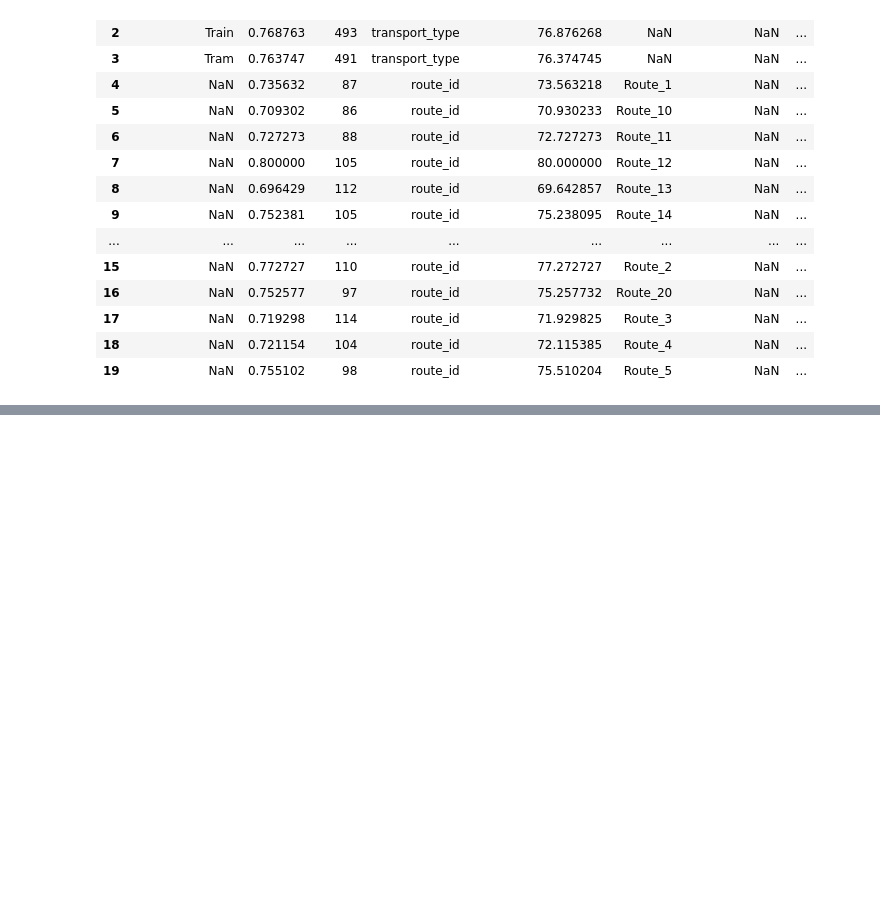
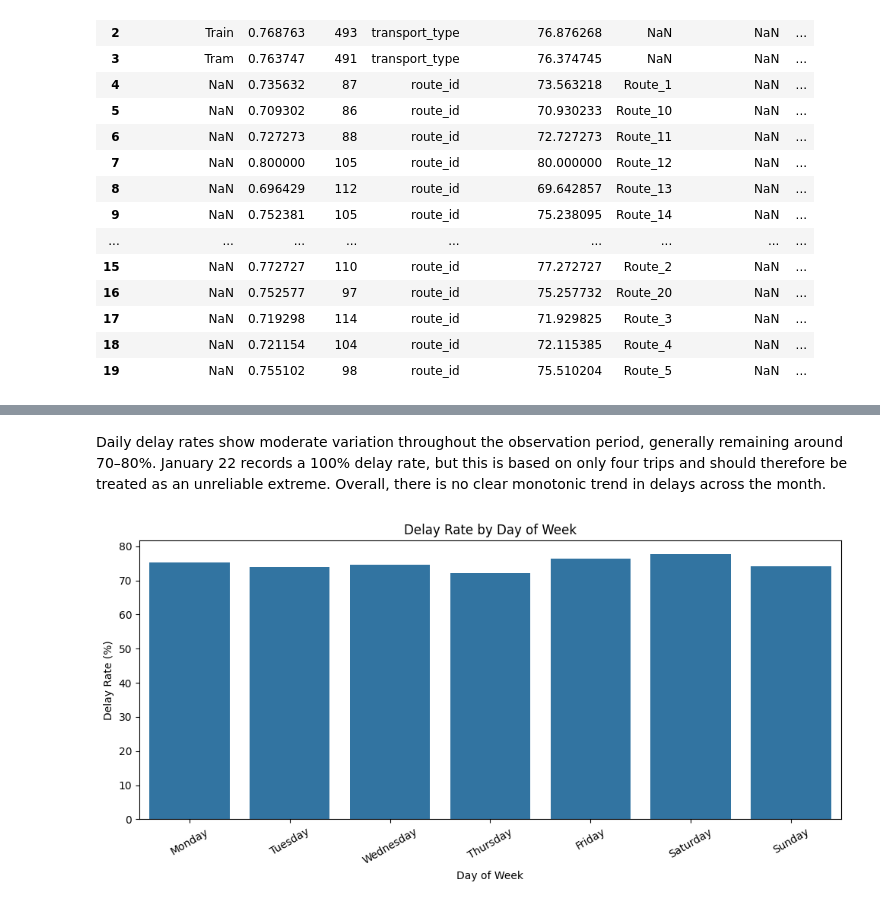
Before and after one commit to srisathvika/Public-Transport-Delay-Prediction, a Jupyter notebook: notebooks/01_Data_Understanding_and_EDA.ipynb, the cells around one changed output, grey strips where cells are left out. Saved outputs shown, nothing was run; the diff lists cells and outputs as text; code cells hidden in the pictures; blank space fills up the shorter version.

```diff
--- a/notebooks/01_Data_Understanding_and_EDA.ipynb
+++ b/notebooks/01_Data_Understanding_and_EDA.ipynb
@@ -1718,0 +1932,37 @@ Overall, the categorical analysis shows that **route and station characteristics
+# %% [markdown]
+Daily delay rates show moderate variation throughout the observation period, generally remaining around 70–80%. January 22 records a 100% delay rate, but this is based on only four trips and should therefore be treated as an unreliable extreme. Overall, there is no clear monotonic trend in delays across the month.
+# %%
+weekday_order = [
+    'Monday',
+    'Tuesday',
+    'Wednesday',
+    'Thursday',
+    'Friday',
+    'Saturday',
+    'Sunday'
+]
+
+weekday_delay = (
+    df.groupby('day_of_week')['delayed']
+    .mean()
+    .mul(100)
+    .reindex(weekday_order)
+    .reset_index(name='Delay_Rate')
+)
+
+plt.figure(figsize=(10, 5))
+
+sns.barplot(
+    data=weekday_delay,
+    x='day_of_week',
+    y='Delay_Rate'
+)
+
+plt.title('Delay Rate by Day of Week')
+plt.xlabel('Day of Week')
+plt.ylabel('Delay Rate (%)')
+plt.xticks(rotation=30)
+plt.tight_layout()
+plt.show()
+# %% [output]
+[figure, added]
```
Also changed, not shown: parts of 26 cells of this notebook.
